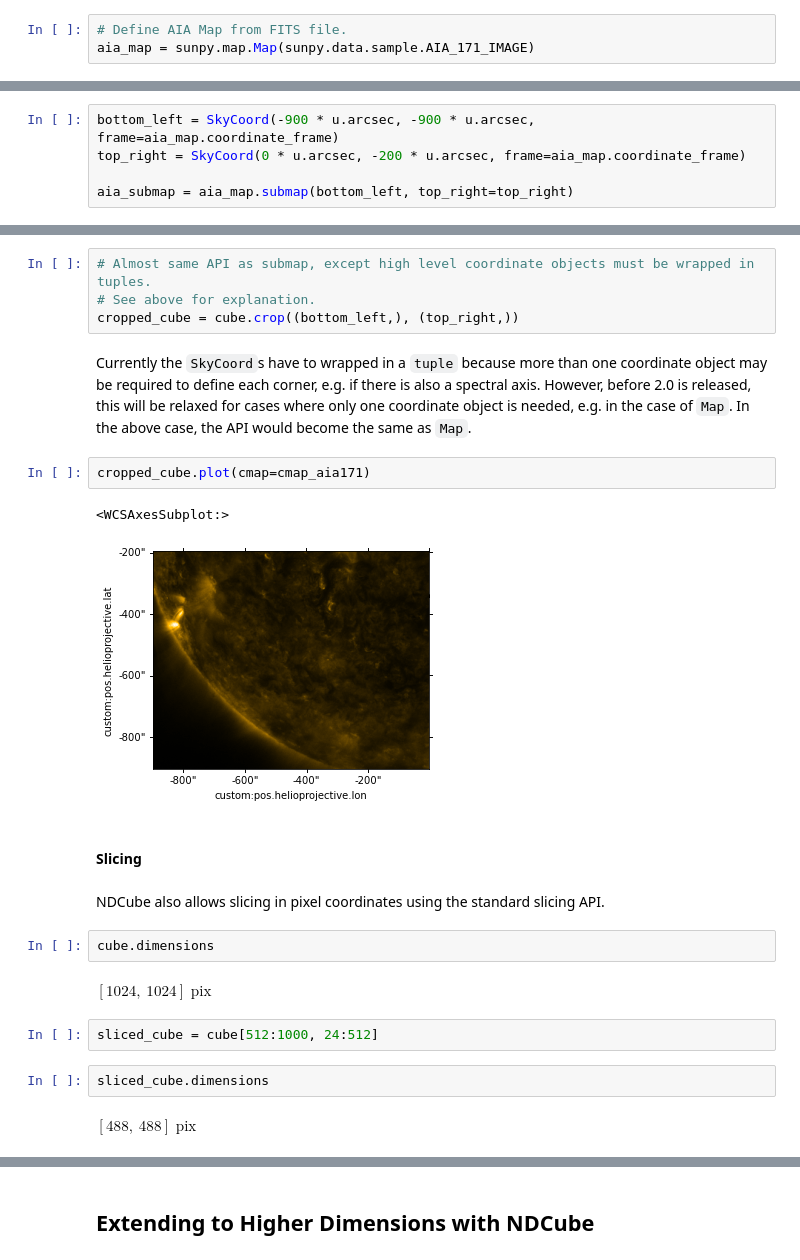
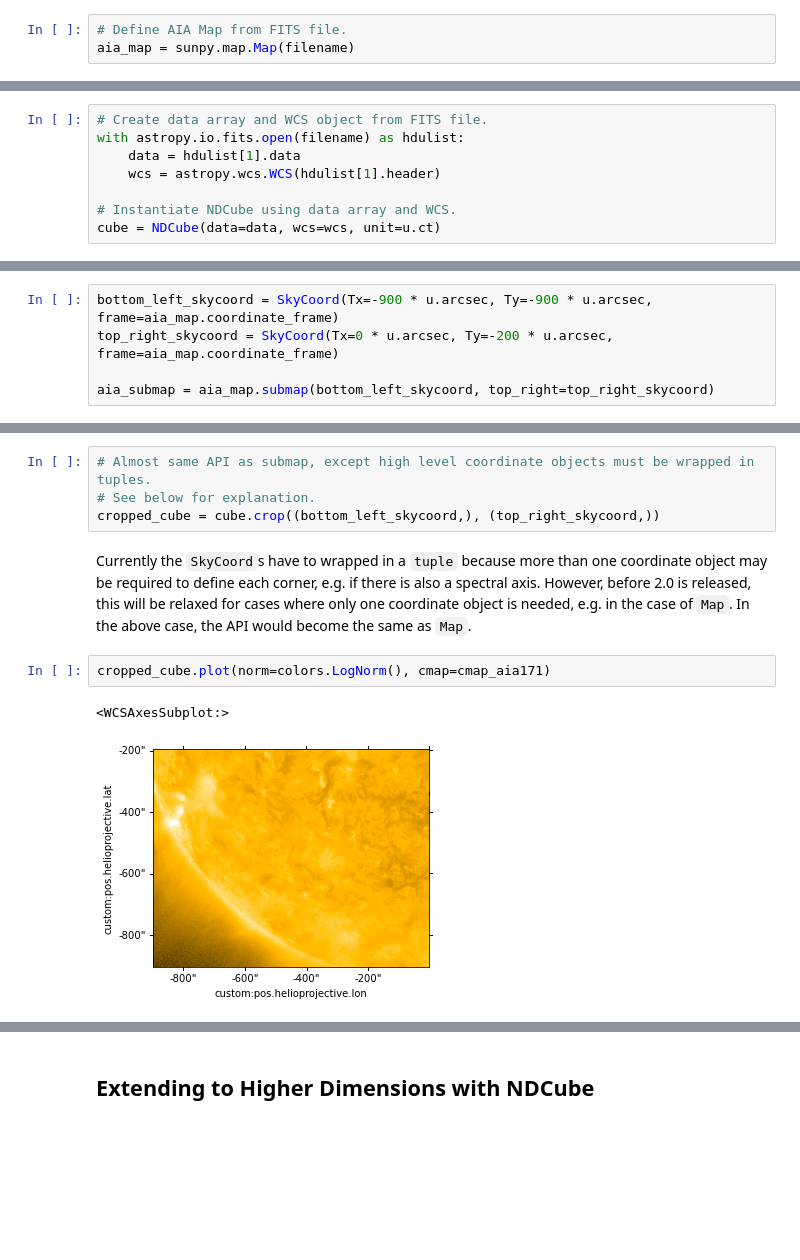
Before and after one commit to DanRyanIrish/notebooks, a Jupyter notebook: ndcube_as_map/ndcube20_as_map.ipynb, the cells around one changed output, grey strips where cells are left out. Saved outputs shown, nothing was run; the diff lists cells and outputs as text; blank space fills up the shorter version.

Commit message:
Update ndcube_as_map notebook for sunpy meeting 2021-01-13.

```diff
--- a/ndcube_as_map/ndcube20_as_map.ipynb
+++ b/ndcube_as_map/ndcube20_as_map.ipynb
@@ -79,3 +101,3 @@ def cube_axis_world_coords(*axes, edges=False, wcs=None):
 # %%
 # Define AIA Map from FITS file.
-aia_map = sunpy.map.Map(sunpy.data.sample.AIA_171_IMAGE)
+aia_map = sunpy.map.Map(filename)
@@ -108 +104,9 @@ Coordinate System:       helioprojective
+# %%
+# Create data array and WCS object from FITS file.
+with astropy.io.fits.open(filename) as hdulist:
+    data = hdulist[1].data
+    wcs = astropy.wcs.WCS(hdulist[1].header)
+
+# Instantiate NDCube using data array and WCS.
+cube = NDCube(data=data, wcs=wcs, unit=u.ct)
 # %%
@@ -218,10 +248,10 @@ matplotlib.image.AxesImage
 # %% [markdown]
 `NDCube`'s equivalent method to `Map.subplot` is `.crop`.  The APIs are almost same API.  The only difference is that the coordinate objects must be wrapped in a `tuple` for `NDCube.crop`.  This is because multiple high level coordinate objects may be required by `NDCube.crop`.  For example, is the `cube` is space-space-time, a `SkyCoord` and a `Time` object will be needed to describe each corner in real world coordinates.
 # %%
-bottom_left = SkyCoord(-900 * u.arcsec, -900 * u.arcsec, frame=aia_map.coordinate_frame)
-top_right = SkyCoord(0 * u.arcsec, -200 * u.arcsec, frame=aia_map.coordinate_frame)
+bottom_left_skycoord = SkyCoord(Tx=-900 * u.arcsec, Ty=-900 * u.arcsec, frame=aia_map.coordinate_frame)
+top_right_skycoord = SkyCoord(Tx=0 * u.arcsec, Ty=-200 * u.arcsec, frame=aia_map.coordinate_frame)
 
-aia_submap = aia_map.submap(bottom_left, top_right=top_right)
+aia_submap = aia_map.submap(bottom_left_skycoord, top_right=top_right_skycoord)
 # %%
 aia_submap.plot()
 # %% [output]
@@ -229,26 +259,12 @@ aia_submap.plot()
 [figure]
 # %%
 # Almost same API as submap, except high level coordinate objects must be wrapped in tuples.
-# See above for explanation.
-cropped_cube = cube.crop((bottom_left,), (top_right,))
+# See below for explanation.
+cropped_cube = cube.crop((bottom_left_skycoord,), (top_right_skycoord,))
 # %% [markdown]
 Currently the `SkyCoord`s have to wrapped in a `tuple` because more than one coordinate object may be required to define each corner, e.g. if there is also a spectral axis.  However, before 2.0 is released, this will be relaxed for cases where only one coordinate object is needed, e.g. in the case of `Map`.  In the above case, the API would become the same as `Map`.
 # %%
-cropped_cube.plot(cmap=cmap_aia171)
+cropped_cube.plot(norm=colors.LogNorm(), cmap=cmap_aia171)
 # %% [output]
 <WCSAxesSubplot:>
-[figure, old version]
+[figure, new version]
-# %% [markdown]
-#### Slicing
-# %% [markdown]
-NDCube also allows slicing in pixel coordinates using the standard slicing API.
-# %%
-cube.dimensions
-# %% [output]
-$[1024,~1024] \; \mathrm{pix}$
-# %%
-sliced_cube = cube[512:1000, 24:512]
-# %%
-sliced_cube.dimensions
-# %% [output]
-$[488,~488] \; \mathrm{pix}$
```
Also changed, not shown: parts of 107 cells of this notebook.
